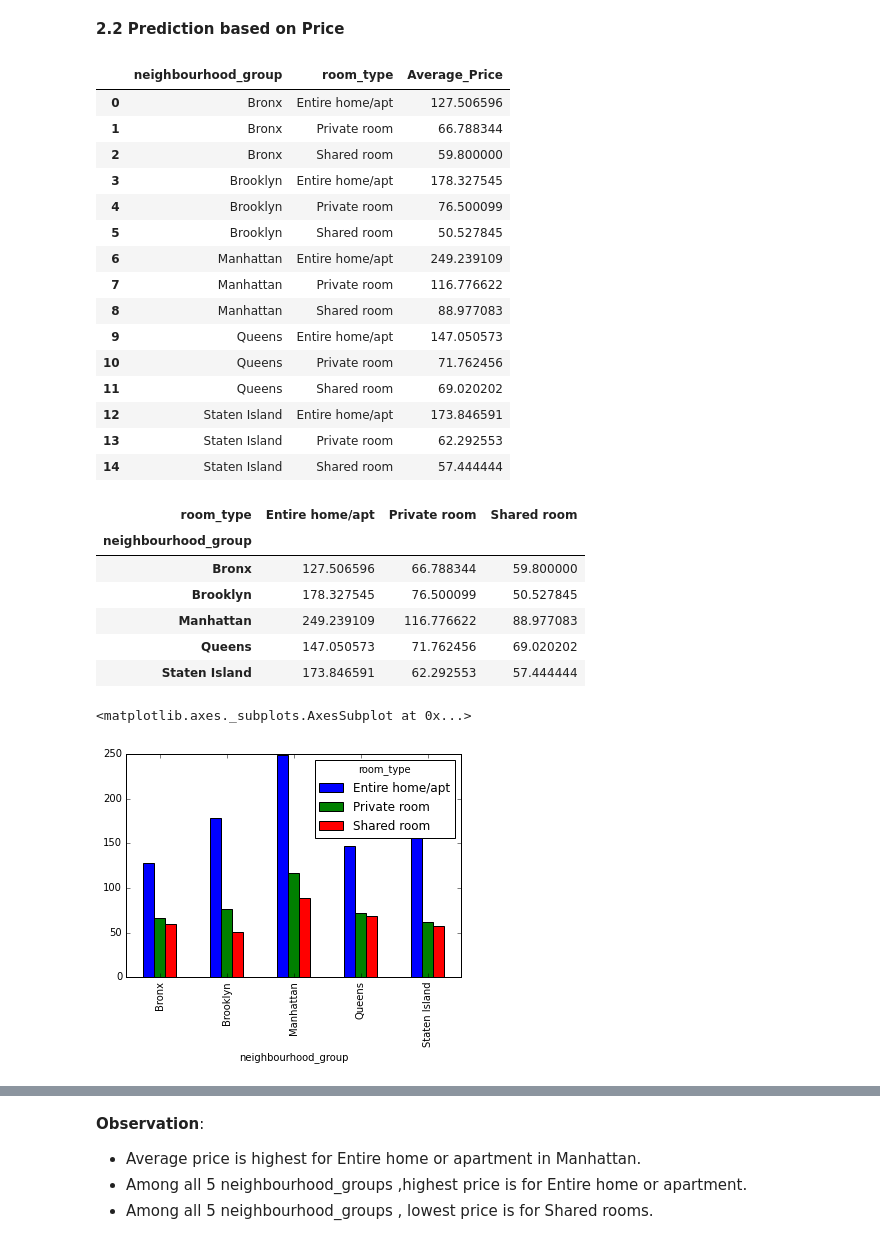
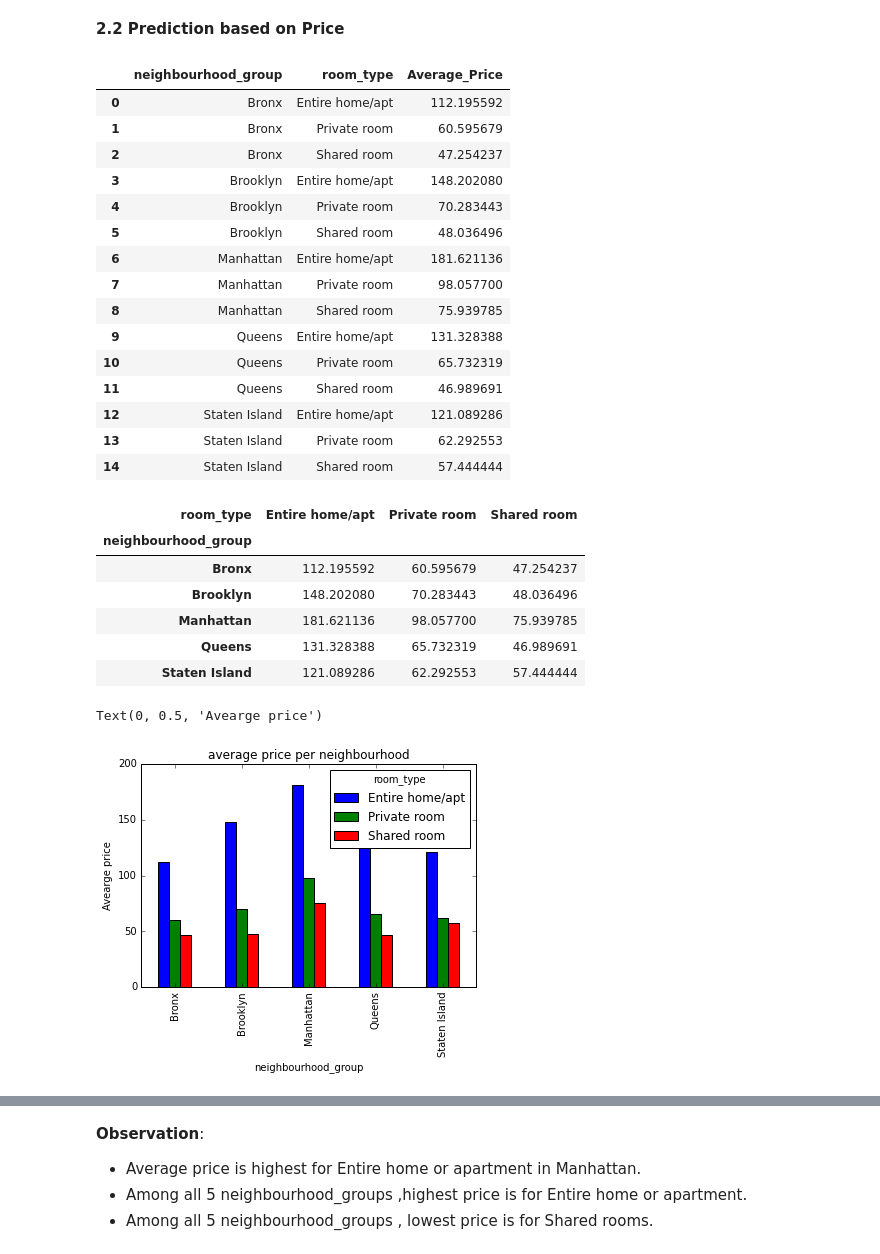
Before and after one commit to sneraikar/Airbnb-Bookings-Analysis, a Jupyter notebook: Airbnb_Bookings_Analysis_Capstone_Project_Solution.ipynb, the cells around one changed output, grey strips where cells are left out. Cells and saved outputs as stored; diff of their text form; code cells hidden in the pictures.

```diff
--- a/Airbnb_Bookings_Analysis_Capstone_Project_Solution.ipynb
+++ b/Airbnb_Bookings_Analysis_Capstone_Project_Solution.ipynb
@@ -319,0 +338,6 @@ We can see that there are no columns with any missing values now,all have been p
+# %%
+#to find IQR
+Q1=df["price"].quantile(0.25)
+Q3=df["price"].quantile(0.75)
+IQR=Q3-Q1
+print(IQR)
@@ -319,0 +346,11 @@ We can see that there are no columns with any missing values now,all have been p
+# %%
+#to find upper and lower range
+def outliers_handling(feature):
+  sorted(feature)
+  lower_range=Q1-(1.5*IQR)
+  upper_range=Q3+(1.5*IQR)
+
+  return lower_range,upper_range
+
+lower_limit,upper_limit=outliers_handling(df["price"])
+print(f"lower range is {lower_limit}\nupper range is {upper_limit}")
@@ -319,0 +360,4 @@ We can see that there are no columns with any missing values now,all have been p
+# %%
+#to create a new dataframe with outliers for feature "price" removed
+df_price=df[(df.price>lower_limit) & (df.price<upper_limit)]
+df_price
@@ -381,40 +484,42 @@ plt.show()
 **2.2 Prediction based on Price**
 # %%
 #Average prices/neighbourhood_group for all room types
-average_price=df.groupby(["neighbourhood_group","room_type"],as_index=False)["price"].mean().rename(columns={"price":'Average_Price'})
+average_price=df_price.groupby(["neighbourhood_group","room_type"],as_index=False)["price"].mean().rename(columns={"price":'Average_Price'})
 average_price
 # %% [output]
 |  | neighbourhood_group | room_type | Average_Price |
-| 0 | Bronx | Entire home/apt | 127.506596 |
-| 1 | Bronx | Private room | 66.788344 |
-| 2 | Bronx | Shared room | 59.800000 |
-| 3 | Brooklyn | Entire home/apt | 178.327545 |
-| 4 | Brooklyn | Private room | 76.500099 |
-| 5 | Brooklyn | Shared room | 50.527845 |
-| 6 | Manhattan | Entire home/apt | 249.239109 |
-| 7 | Manhattan | Private room | 116.776622 |
-| 8 | Manhattan | Shared room | 88.977083 |
-| 9 | Queens | Entire home/apt | 147.050573 |
-| 10 | Queens | Private room | 71.762456 |
-| 11 | Queens | Shared room | 69.020202 |
-| 12 | Staten Island | Entire home/apt | 173.846591 |
+| 0 | Bronx | Entire home/apt | 112.195592 |
+| 1 | Bronx | Private room | 60.595679 |
+| 2 | Bronx | Shared room | 47.254237 |
+| 3 | Brooklyn | Entire home/apt | 148.202080 |
+| 4 | Brooklyn | Private room | 70.283443 |
+| 5 | Brooklyn | Shared room | 48.036496 |
+| 6 | Manhattan | Entire home/apt | 181.621136 |
+| 7 | Manhattan | Private room | 98.057700 |
+| 8 | Manhattan | Shared room | 75.939785 |
+| 9 | Queens | Entire home/apt | 131.328388 |
+| 10 | Queens | Private room | 65.732319 |
+| 11 | Queens | Shared room | 46.989691 |
+| 12 | Staten Island | Entire home/apt | 121.089286 |
 | 13 | Staten Island | Private room | 62.292553 |
 | 14 | Staten Island | Shared room | 57.444444 |
 # %%
 #Unstacking the neighbourhood_group for visually aesthetic bar graph
-average_price=df.groupby(["neighbourhood_group","room_type"])["price"].mean().unstack()
+average_price=df_price.groupby(["neighbourhood_group","room_type"])["price"].mean().unstack()
 average_price
 # %% [output]
 | room_type | Entire home/apt | Private room | Shared room |
 | neighbourhood_group |  |  |  |
-| Bronx | 127.506596 | 66.788344 | 59.800000 |
-| Brooklyn | 178.327545 | 76.500099 | 50.527845 |
-| Manhattan | 249.239109 | 116.776622 | 88.977083 |
-| Queens | 147.050573 | 71.762456 | 69.020202 |
-| Staten Island | 173.846591 | 62.292553 | 57.444444 |
+| Bronx | 112.195592 | 60.595679 | 47.254237 |
+| Brooklyn | 148.202080 | 70.283443 | 48.036496 |
+| Manhattan | 181.621136 | 98.057700 | 75.939785 |
+| Queens | 131.328388 | 65.732319 | 46.989691 |
+| Staten Island | 121.089286 | 62.292553 | 57.444444 |
 # %%
 #Visualizing average price for each type of room in all 5 neighbourhoods
 average_price.plot.bar()
+plt.title("average price per neighbourhood")
+plt.ylabel("Avearge price")
 # %% [output]
-<matplotlib.axes._subplots.AxesSubplot at 0x...>
+Text(0, 0.5, 'Avearge price')
-[figure, old version]
+[figure, new version]
```
Also changed, not shown: parts of 38 cells of this notebook.
